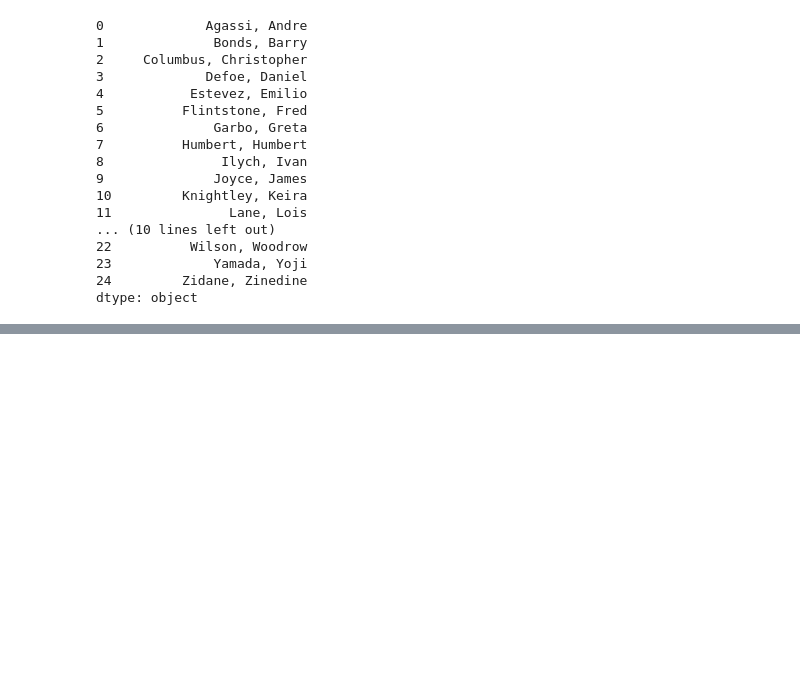
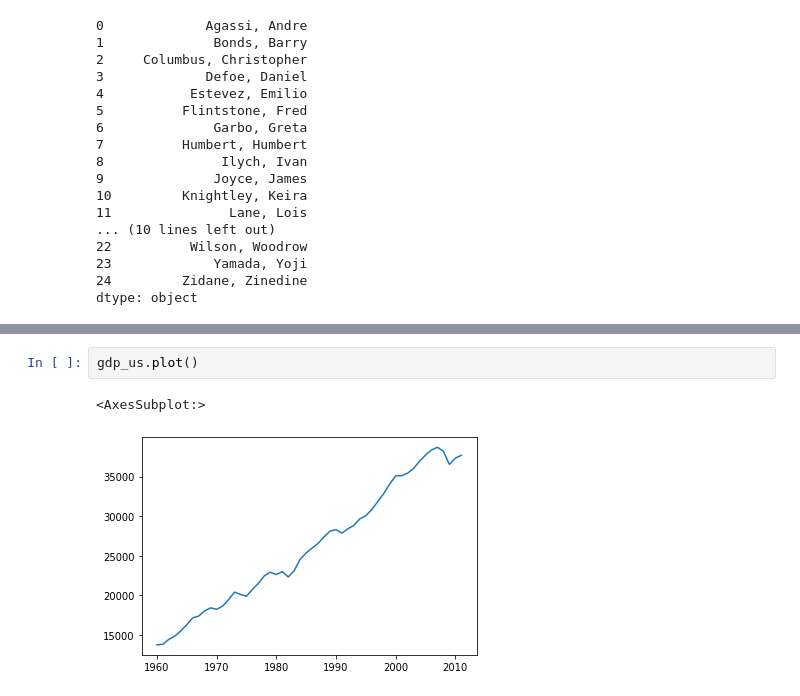
Before and after one commit to rafi007akhtar/intro-to-data-analysis, a Jupyter notebook: project-2/pandas-practise.ipynb, the cells around one changed output, grey strips where cells are left out. Drawn from its saved outputs; the diff is of its cells as text; blank space fills up the shorter version.

```diff
--- a/project-2/pandas-practise.ipynb
+++ b/project-2/pandas-practise.ipynb
@@ -394,0 +435,5 @@ dtype: object
+# %%
+gdp_us.plot()
+# %% [output]
+<AxesSubplot:>
+[figure, added]
```
Also changed, not shown: parts of 4 cells of this notebook.
